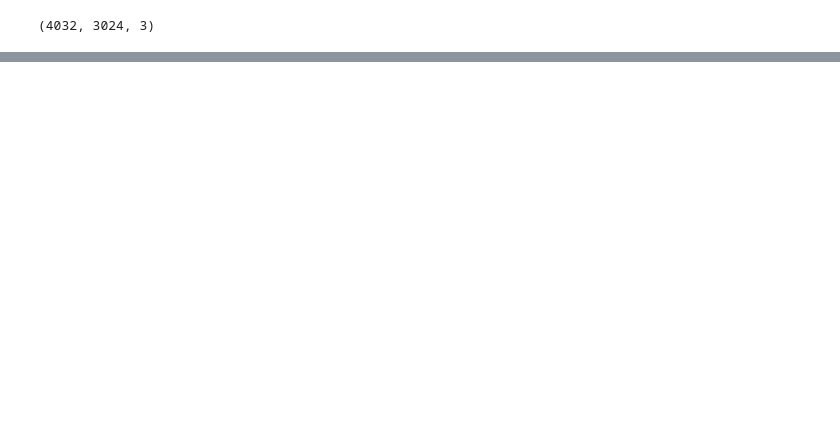
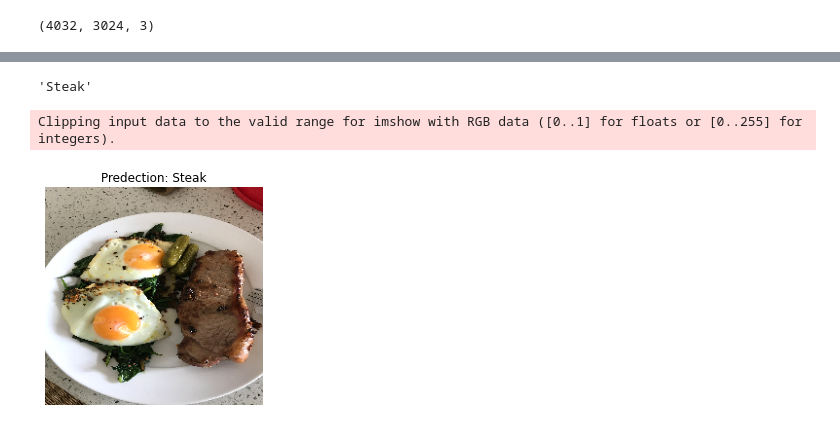
Before and after one commit to DeepakSaini420/Deep-Learning, a Jupyter notebook: Convolutional_Nural_network_and_computer_vision/03_introduction_to_computer_vision_with_tensorflow.ipynb, the cells around one changed output, grey strips where cells are left out. Cells and saved outputs as stored; diff of their text form; code cells hidden in the pictures; blank space fills up the shorter version.

```diff
--- a/Convolutional_Nural_network_and_computer_vision/03_introduction_to_computer_vision_with_tensorflow.ipynb
+++ b/Convolutional_Nural_network_and_computer_vision/03_introduction_to_computer_vision_with_tensorflow.ipynb
@@ -849,0 +861,3 @@ ValueError: ignored
+# %%
+steak = load_and_prep_image('03-steak.jpeg')
+steak
@@ -849,0 +882,33 @@ ValueError: ignored
+# %%
+pred=model_5.predict(tf.expand_dims(steak,axis=0))
+# %%
+class_names = ['Pizza','Steak']
+# %%
+pred_class = class_names[int(tf.round(pred))]
+pred_class
+# %% [output]
+'Steak'
+# %%
+def pred_and_plot(model,filename,class_name=class_names):
+  """
+  Imports images located at filname,make a predection with image and plots image with predection
+  """
+  #Import the target image and preprocess it
+  img = load_and_prep_image(filename)
+
+  # Make a predection
+  pred = model.predict(tf.expand_dims(img,axis=0))
+
+  # Get the predection class
+  pred_class = class_name[int(tf.round(pred))]
+
+  # plot image
+
+  plt.imshow(img)
+  plt.title(f"Predection: {pred_class}")
+  plt.axis(False);
+# %%
+pred_and_plot(model_5,"03-steak.jpeg")
+# %% [output]
+Clipping input data to the valid range for imshow with RGB data ([0..1] for floats or [0..255] for integers).
+[figure, added]
```
Also changed, not shown: parts of 27 cells of this notebook, 1 other file.
